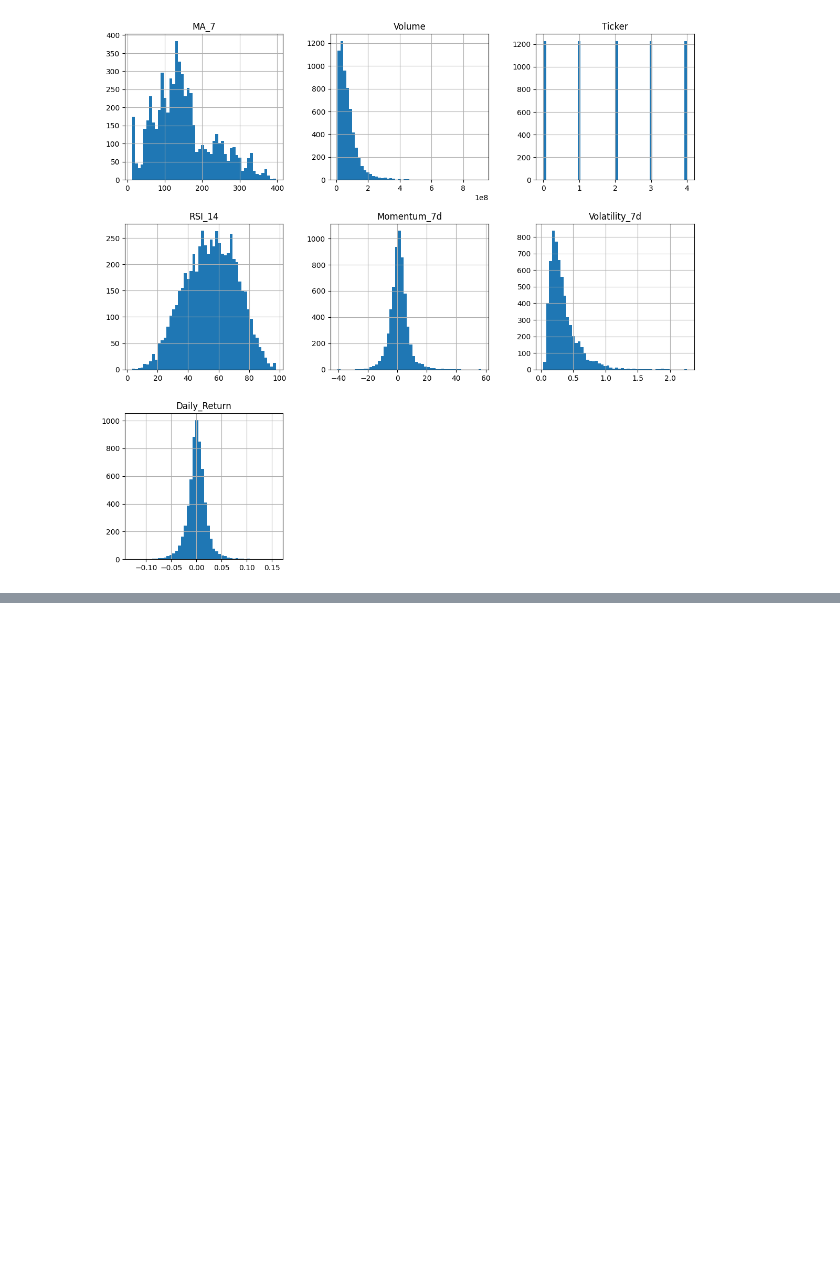
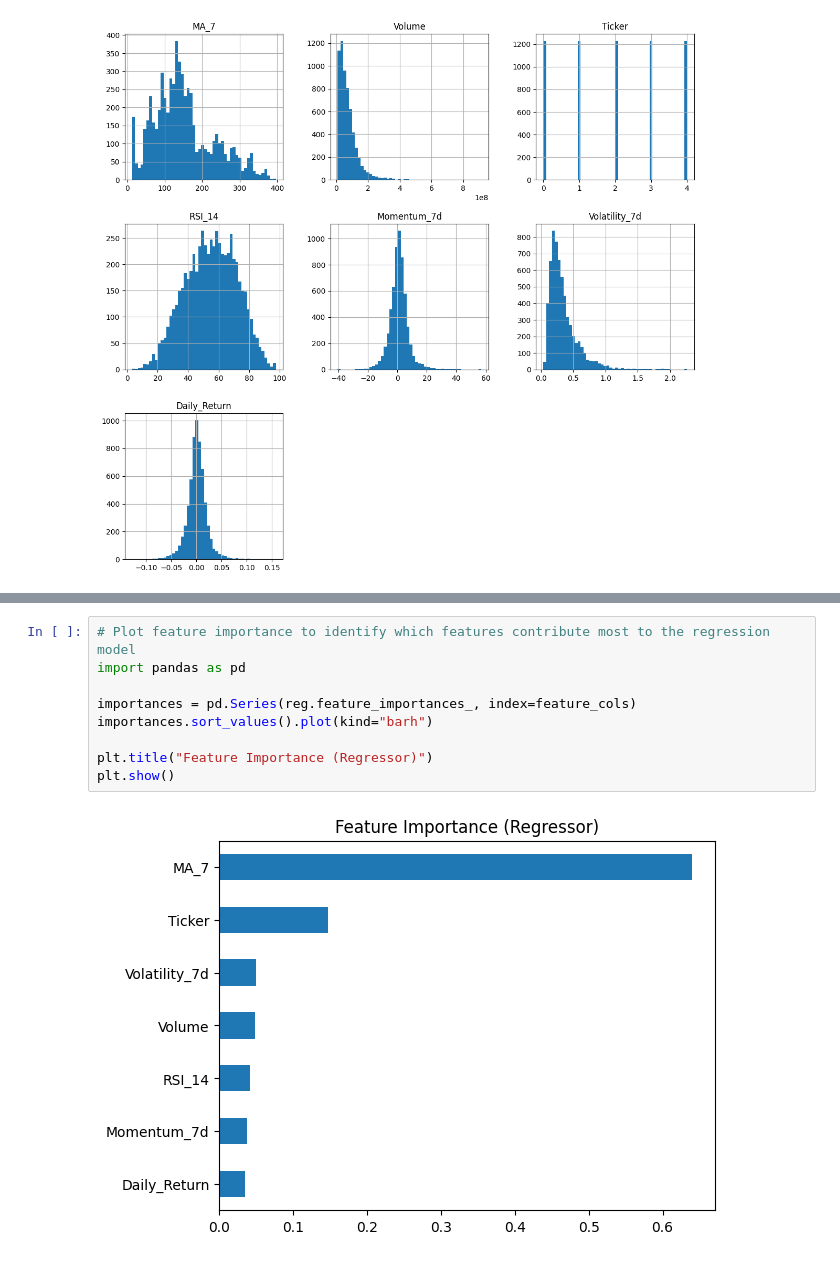
Before and after one commit to Proxtron/tech-stock-forecast, a Jupyter notebook: notebook.ipynb, the cells around one changed output, grey strips where cells are left out. Drawn from its saved outputs; the diff is of its cells as text; blank space fills up the shorter version.

```diff
--- a/notebook.ipynb
+++ b/notebook.ipynb
@@ -209,0 +348,11 @@ plt.show()
+# %%
+# Plot feature importance to identify which features contribute most to the regression model
+import pandas as pd
+
+importances = pd.Series(reg.feature_importances_, index=feature_cols)
+importances.sort_values().plot(kind="barh")
+
+plt.title("Feature Importance (Regressor)")
+plt.show()
+# %% [output]
+[figure, added]
```
Also changed, not shown: parts of 7 cells of this notebook.
